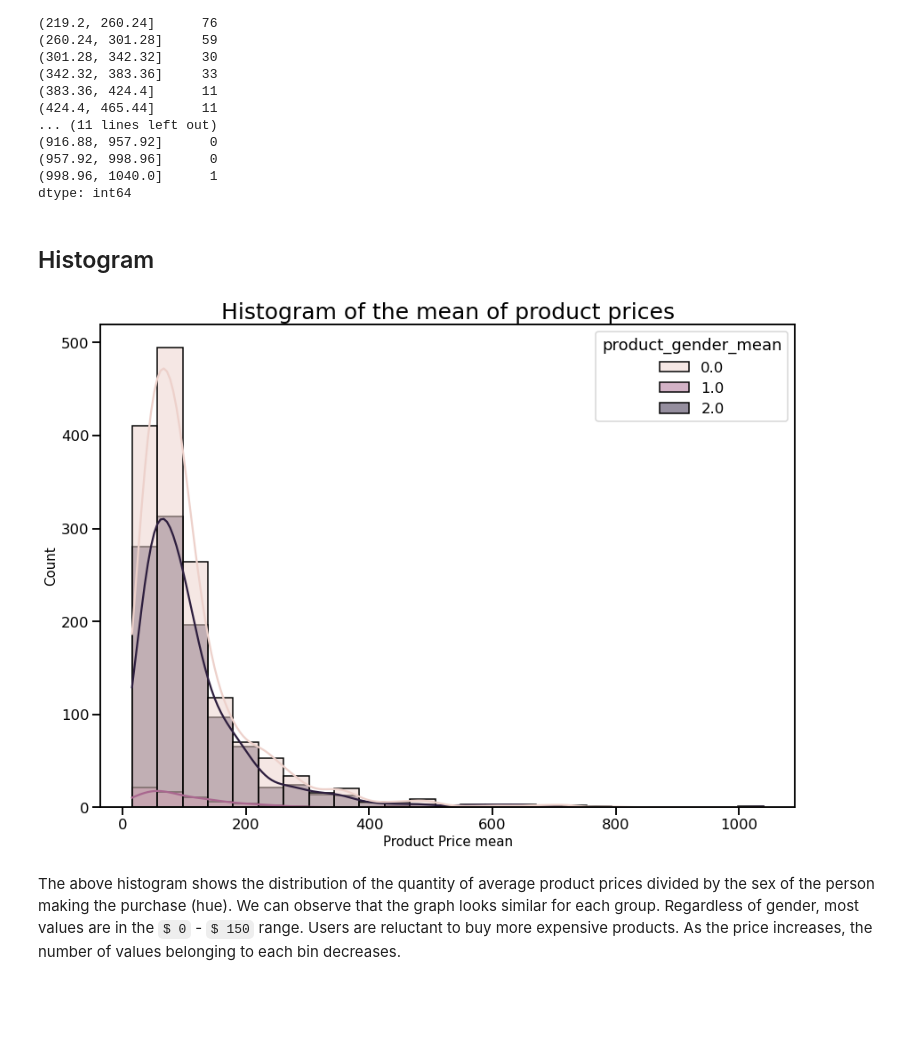
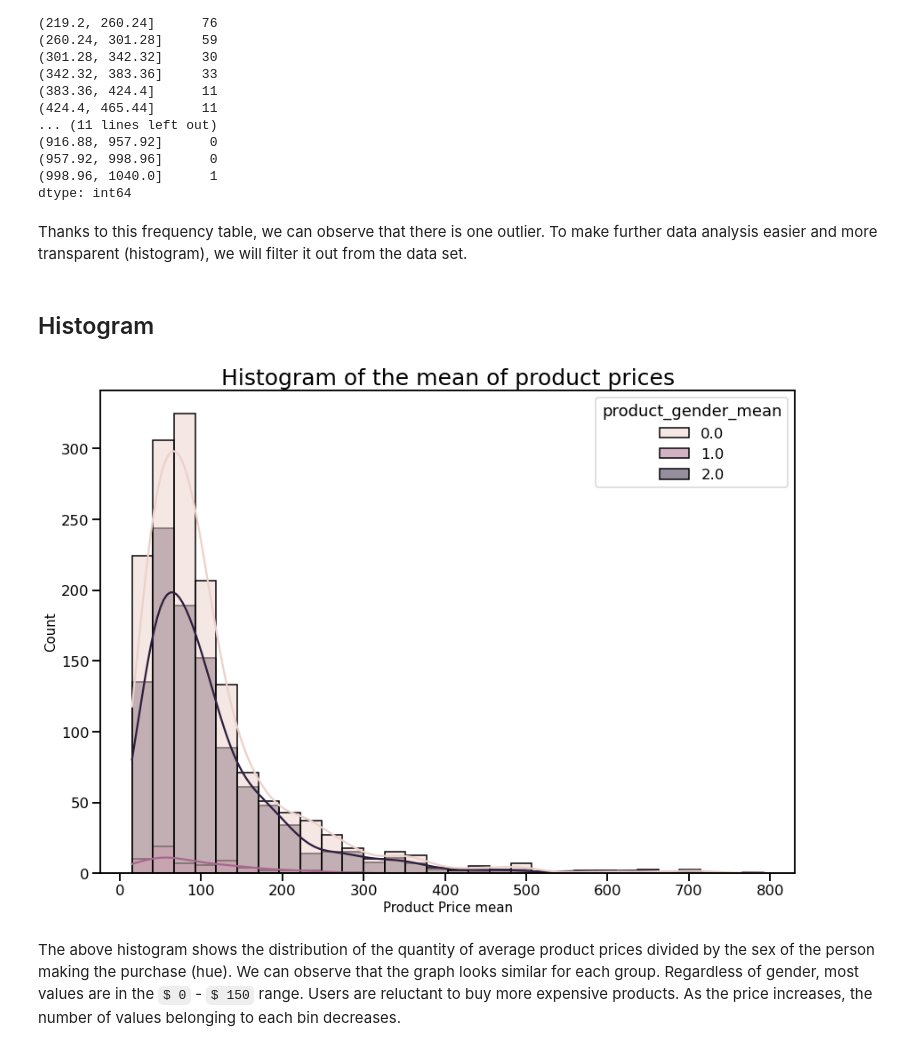
Before and after one commit to anras5/Criteo-Search-Data, a Jupyter notebook: main_notebook.ipynb, the cells around one changed output. Cells and saved outputs as stored; diff of their text form; code cells hidden in the pictures; blank space fills up the shorter version.

Commit message:
Drop outlier

```diff
--- a/main_notebook.ipynb
+++ b/main_notebook.ipynb
@@ -287,19 +287,23 @@ product_price_mean
 (957.92, 998.96]      0
 (998.96, 1040.0]      1
 dtype: int64
+# %% [markdown]
+Thanks to this frequency table, we can observe that there is one outlier. To make further data analysis easier and more transparent (histogram), we will filter it out from the data set.
+# %%
+df = df.query("product_price_mean < 800")
 # %% [markdown]
 ## Histogram
 # %%
 plt.figure(figsize=(14, 10))
 
 sns.set_context('talk')
-sns.histplot(data=df, x='product_price_mean', bins=25, hue='product_gender_mean', kde=True)
+sns.histplot(data=df, x='product_price_mean', bins=30, hue='product_gender_mean', kde=True)
 plt.title("Histogram of the mean of product prices", fontsize=25)
 plt.xlabel("Product Price mean", fontsize=15)
 plt.ylabel("Count", fontsize=15)
 plt.show()
 # %% [output]
-[figure, old version]
+[figure, new version]
 # %% [markdown]
 The above histogram shows the distribution of the quantity of average product prices divided by the sex of the person making the purchase (hue). We can observe that the graph looks similar for each group. Regardless of gender, most values are in the `$ 0` - `$ 150` range. Users are reluctant to buy more expensive products. As the price increases, the number of values belonging to each bin decreases.
 # %% [markdown]
```
Also changed, not shown: parts of 5 cells of this notebook.
